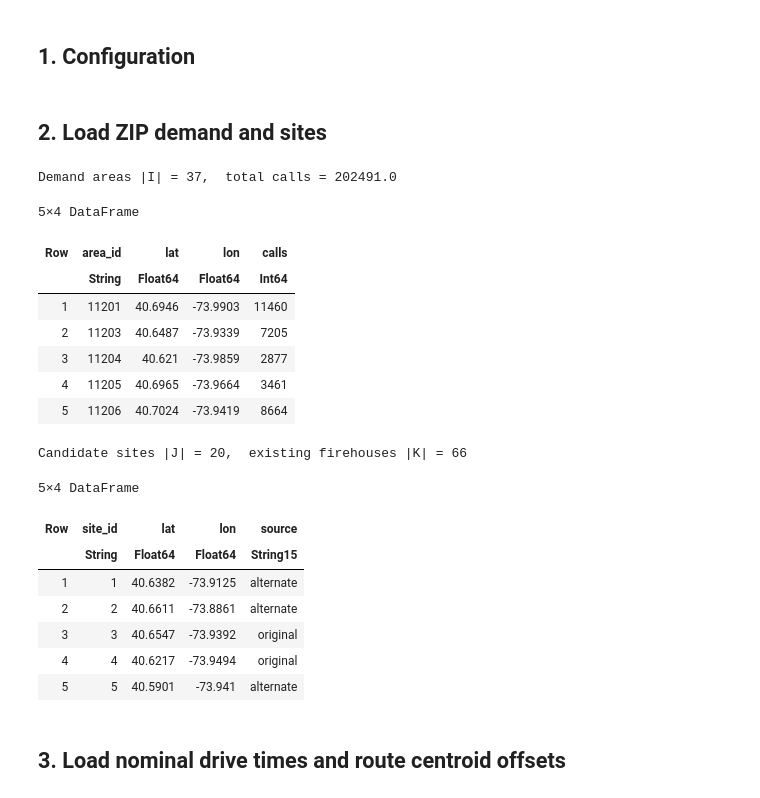
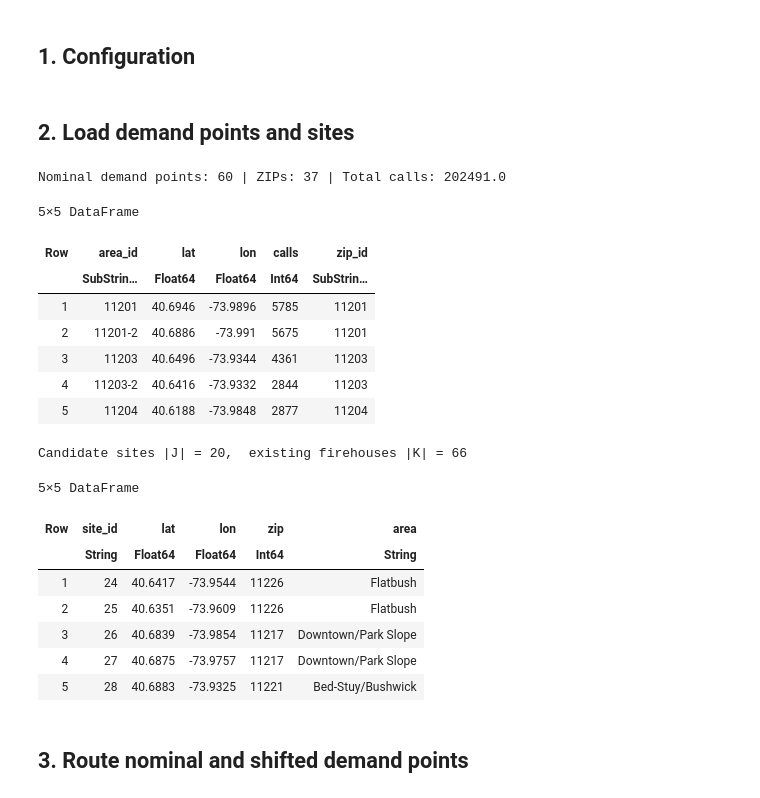
Before and after one commit to lmikhelashvili/15.C57-Optimization-Methods-Project, a Jupyter notebook: modelling_pr.ipynb, the cells around one changed output. Drawn from its saved outputs; the diff is of its cells as text; code cells hidden in the pictures.

Commit message:
updated modeling, 10 seconds saved per call

```diff
--- a/modelling_pr.ipynb
+++ b/modelling_pr.ipynb
@@ -15,16 +33,13 @@ using Downloads, JSON3, SHA
 DATA_DIR   = "data"
 OUTPUT_DIR = "results"
 
-DEMAND_FILE        = joinpath(DATA_DIR, "demand.csv")                     # area_id, lat, lon, calls
-CANDIDATE_FILE     = joinpath(DATA_DIR, "candidate_sites.csv")            # site_id, lat, lon, source (20 pins)
-TRAVEL_TIME_FILE   = joinpath(DATA_DIR, "travel_times_routed.csv")        # site_id, area_id, ..., minutes
+DEMAND_FILE        = joinpath(DATA_DIR, "demand_points_all.csv")        # area_id is the unique demand-point ID
+CANDIDATE_FILE     = joinpath(DATA_DIR, "candidate_sites_v2.csv")            # site_id, lat, lon, source (20 pins)
 EXISTING_FILE      = joinpath(DATA_DIR, "FDNY_Firehouse_Listing_20261115.csv")  # all NYC firehouses
 BOROUGH            = "Brooklyn"
-EXISTING_TIME_FILE = joinpath(DATA_DIR, "travel_times_existing_routed.csv")               # site_id, area_id, ..., minutes
 
 P          = 5               # number of new standby sites to open
-WEIGHT_COL = :calls          # w_i: call count per ZIP area
-TIME_COL   = :minutes        # time column in both travel-time files
+WEIGHT_COL = :calls          # w_i: call count per demand point
 
 TIME_LIMIT_SEC = 300
 ZIP_FILE = joinpath(DATA_DIR, "modzcta.geojson")
@@ -35,33 +50,48 @@ MATRIX_URL = "https://valhalla1.openstreetmap.de/sources_to_targets"
 MAX_SNAP_M = 250
 @assert RADIUS_M >= 0 && GRID_SPACING_M > 0 && 0 <= BUSY_PROB <= 1
 # %% [markdown]
-## 2. Load ZIP demand and sites
+## 2. Load demand points and sites
 # %%
-demand = CSV.read(DEMAND_FILE, DataFrame)
-demand.area_id = string.(demand.area_id)
-dropmissing!(demand, [:lat, :lon, WEIGHT_COL])
-filter!(row -> row[WEIGHT_COL] > 0, demand)
+isfile(DEMAND_FILE) || error("Missing $DEMAND_FILE. Run from the project root.")
+demand = CSV.read(DEMAND_FILE, DataFrame; types=Dict(:area_id => String))
+required = [:area_id, :lat, :lon, WEIGHT_COL]
+all(c -> c in propertynames(demand), required) ||
+    error("Demand points must have area_id, lat, lon, and $(WEIGHT_COL) columns.")
+nrow(demand) > 0 || error("No demand points in $DEMAND_FILE.")
+any(col -> any(ismissing, demand[!, col]), required) &&
+    error("Demand points have missing IDs, coordinates, or call weights.")
+demand.area_id = strip.(demand.area_id)
+all(id -> occursin(r"^[0-9]{5}(-[0-9]+)?$", id), demand.area_id) ||
+    error("Demand-point IDs must be a ZIP or ZIP with a numeric suffix.")
+allunique(demand.area_id) || error("Demand-point IDs must be unique.")
+all(row -> -90 <= row.lat <= 90 && -180 <= row.lon <= 180, eachrow(demand)) ||
+    error("Invalid latitude or longitude in demand points.")
 
-I_areas = demand.area_id
+# The suffix identifies a separate point. The prefix is used only for ZIP boundaries.
+demand.zip_id = [first(split(id, '-'; limit=2)) for id in demand.area_id]
+I_points = demand.area_id
 w = Float64.(demand[!, WEIGHT_COL])
-println("Demand areas |I| = $(length(I_areas)),  total $(WEIGHT_COL) = $(sum(w))")
+all(x -> isfinite(x) && x >= 0, w) && sum(w) > 0 ||
+    error("Call weights must be finite and nonnegative with a positive total.")
+println("Nominal demand points: ", nrow(demand), " | ZIPs: ", length(unique(demand.zip_id)),
+        " | Total calls: ", sum(w))
 first(demand, 5)
 # %% [output]
-Demand areas |I| = 37,  total calls = 202491.0
+Nominal demand points: 60 | ZIPs: 37 | Total calls: 202491.0
-5×4 DataFrame
+5×5 DataFrame
-| Row | area_id | lat | lon | calls |
-|  | String | Float64 | Float64 | Int64 |
-| 1 | 11201 | 40.6946 | -73.9903 | 11460 |
-| 2 | 11203 | 40.6487 | -73.9339 | 7205 |
-| 3 | 11204 | 40.621 | -73.9859 | 2877 |
-| 4 | 11205 | 40.6965 | -73.9664 | 3461 |
-| 5 | 11206 | 40.7024 | -73.9419 | 8664 |
+| Row | area_id | lat | lon | calls | zip_id |
+|  | SubStrin… | Float64 | Float64 | Int64 | SubStrin… |
+| 1 | 11201 | 40.6946 | -73.9896 | 5785 | 11201 |
+| 2 | 11201-2 | 40.6886 | -73.991 | 5675 | 11201 |
+| 3 | 11203 | 40.6496 | -73.9344 | 4361 | 11203 |
+| 4 | 11203-2 | 40.6416 | -73.9332 | 2844 | 11203 |
+| 5 | 11204 | 40.6188 | -73.9848 | 2877 | 11204 |
 # %%
 candidates = CSV.read(CANDIDATE_FILE, DataFrame)
 candidates.site_id = string.(candidates.site_id)
 J_sites = candidates.site_id
 
-# Same construction as TravelTimes.ipynb, so site_ids line up with EXISTING_TIME_FILE.
+# Keep existing firehouses in their input-file order.
 firehouses = CSV.read(EXISTING_FILE, DataFrame; normalizenames=true)
 firehouses = dropmissing(filter(r -> r.Borough == BOROUGH, firehouses), [:Latitude, :Longitude])
 existing = DataFrame(
@@ -78,14 +108,14 @@ println("Candidate sites |J| = $(length(J_sites)),  existing firehouses |K| = $(
 first(candidates, 5)
 # %% [output]
 Candidate sites |J| = 20,  existing firehouses |K| = 66
-5×4 DataFrame
+5×5 DataFrame
-| Row | site_id | lat | lon | source |
-|  | String | Float64 | Float64 | String15 |
-| 1 | 1 | 40.6382 | -73.9125 | alternate |
-| 2 | 2 | 40.6611 | -73.8861 | alternate |
-| 3 | 3 | 40.6547 | -73.9392 | original |
-| 4 | 4 | 40.6217 | -73.9494 | original |
-| 5 | 5 | 40.5901 | -73.941 | alternate |
+| Row | site_id | lat | lon | zip | area |
+|  | String | Float64 | Float64 | Int64 | String |
+| 1 | 24 | 40.6417 | -73.9544 | 11226 | Flatbush |
+| 2 | 25 | 40.6351 | -73.9609 | 11226 | Flatbush |
+| 3 | 26 | 40.6839 | -73.9854 | 11217 | Downtown/Park Slope |
+| 4 | 27 | 40.6875 | -73.9757 | 11217 | Downtown/Park Slope |
+| 5 | 28 | 40.6883 | -73.9325 | 11221 | Bed-Stuy/Bushwick |
 # %% [markdown]
-## 3. Load nominal drive times and route centroid offsets
+## 3. Route nominal and shifted demand points
 # %%
```
Also changed, not shown: parts of 11 cells of this notebook.
